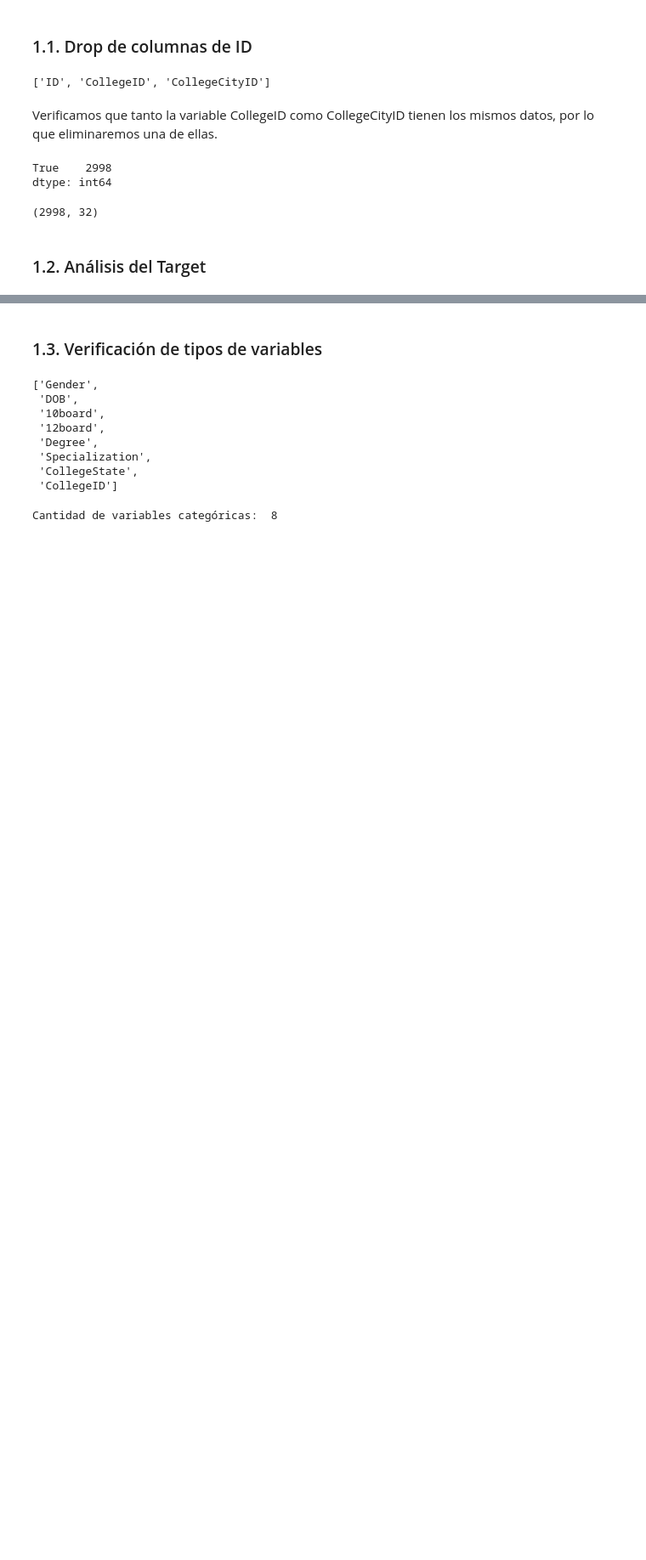
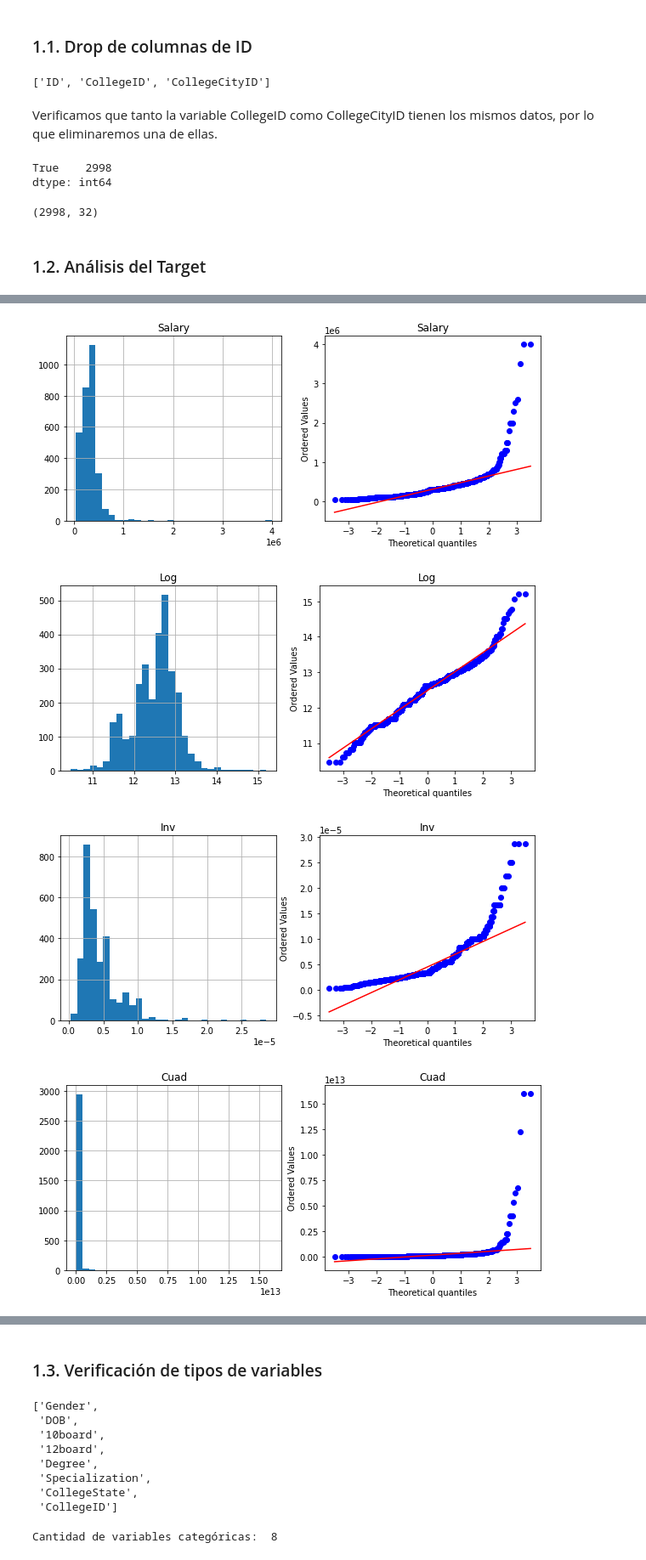
Before and after one commit to baybrian/Product_Dev_Proyecto1, a Jupyter notebook: Proyecto1_Data_analysis.ipynb, the cells around one changed output, grey strips where cells are left out. Shown at 85% size. Cells and saved outputs as stored; diff of their text form; code cells hidden in the pictures; blank space fills up the shorter version.

```diff
--- a/Proyecto1_Data_analysis.ipynb
+++ b/Proyecto1_Data_analysis.ipynb
@@ -61,0 +96,8 @@ plt.show()
+# %%
+for var in y_transform.columns:
+    plot_density_variable(y_transform, var)
+# %% [output]
+[figure, added]
+[figure, added]
+[figure, added]
+[figure, added]
```
Also changed, not shown: parts of 17 cells of this notebook, 13 other files.
